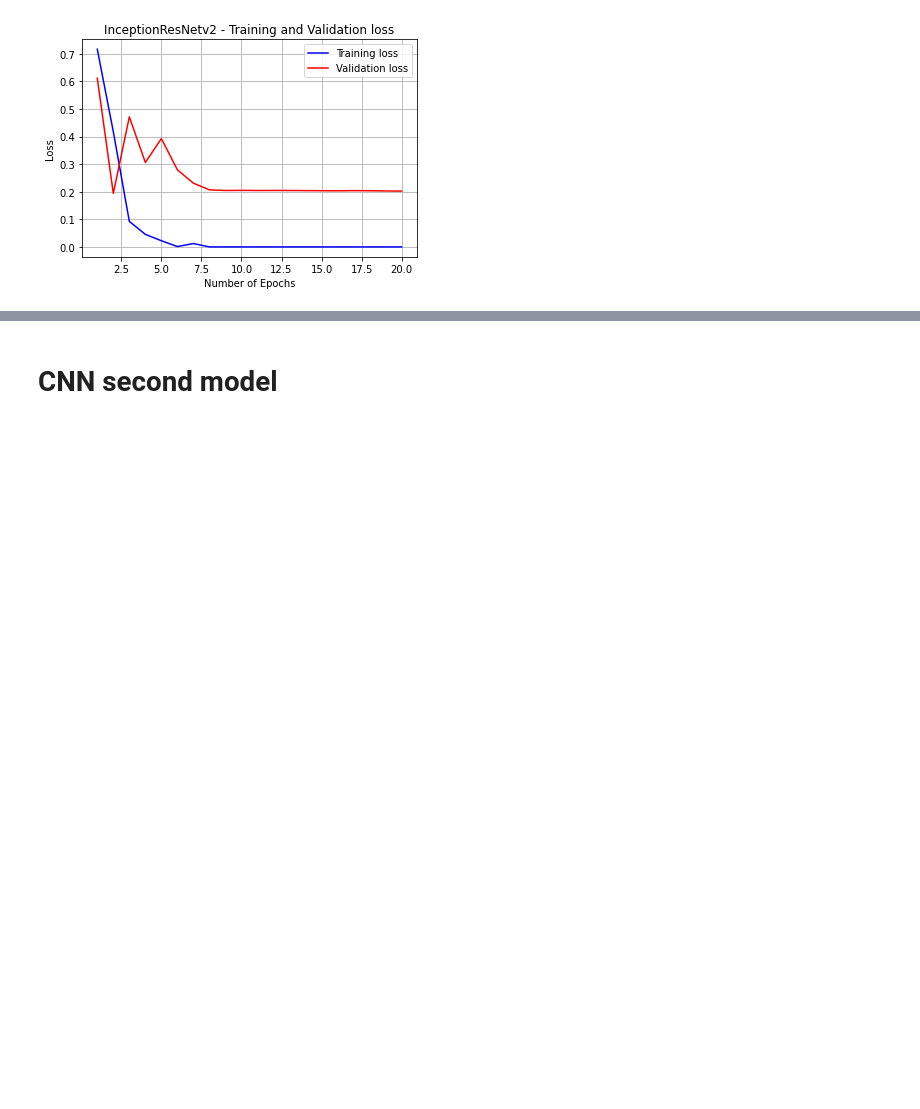
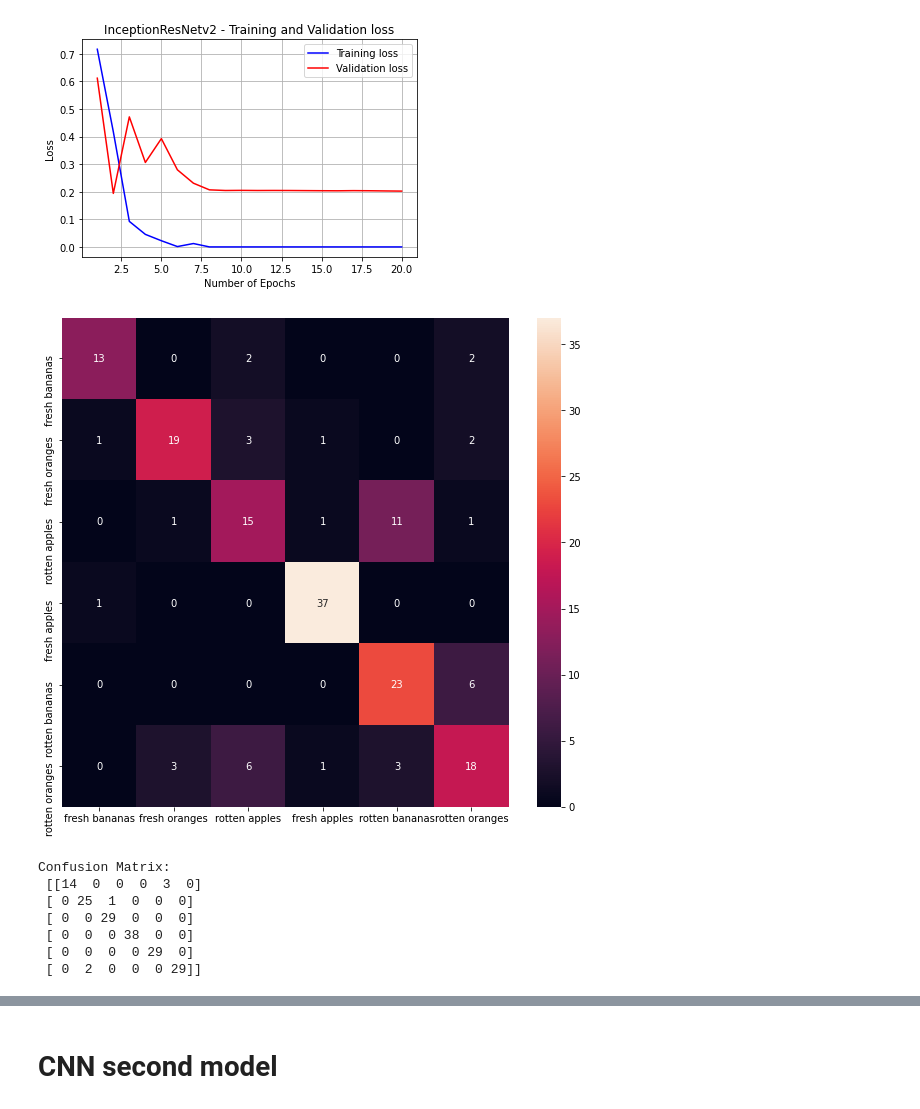
Before and after one commit to KalyanMohanty/Fruit_Classification, a Jupyter notebook: Fruit_Classification_Paper.ipynb, the cells around one changed output, grey strips where cells are left out. Cells and saved outputs as stored; diff of their text form; code cells hidden in the pictures; blank space fills up the shorter version.

```diff
--- a/Fruit_Classification_Paper.ipynb
+++ b/Fruit_Classification_Paper.ipynb
@@ -852,3 +859,34 @@ plt.grid()
 plt.savefig("/content/drive/MyDrive/Colab Notebooks/Fruit Classification Notebook/plots/InceptionResNetV2_Loss.png")
 # %% [output]
 [figure]
+# %%
+#confusion matrix
+from sklearn.metrics import confusion_matrix
+import seaborn as sns
+v2_y_pred=v2_model.predict(XTest)
+v2_pred_classes=np.argmax(v2_y_pred,axis=1)
+v2_y_true=np.argmax(YTest,axis=1)
+#compute conf mat
+conf_mat_v2=confusion_matrix(v2_y_true,v2_pred_classes)
+#plot the con mat
+fruit_names=['fresh bananas',
+ 'fresh oranges',
+ 'rotten apples',
+ 'fresh apples',
+ 'rotten bananas',
+ 'rotten oranges']
+f,ax=plt.subplots(figsize=(10,9))
+sns.heatmap(conf_mat,annot=True,fmt='.0f')
+ax.set_xticklabels(fruit_names)
+ax.set_yticklabels(fruit_names)
+plt.show()
+print('Confusion Matrix:\n',conf_mat_v2)
+# %% [output]
+[figure, added]
+Confusion Matrix:
+ [[14  0  0  0  3  0]
+ [ 0 25  1  0  0  0]
+ [ 0  0 29  0  0  0]
+ [ 0  0  0 38  0  0]
+ [ 0  0  0  0 29  0]
+ [ 0  2  0  0  0 29]]
```
Also changed, not shown: parts of 2 cells of this notebook.
